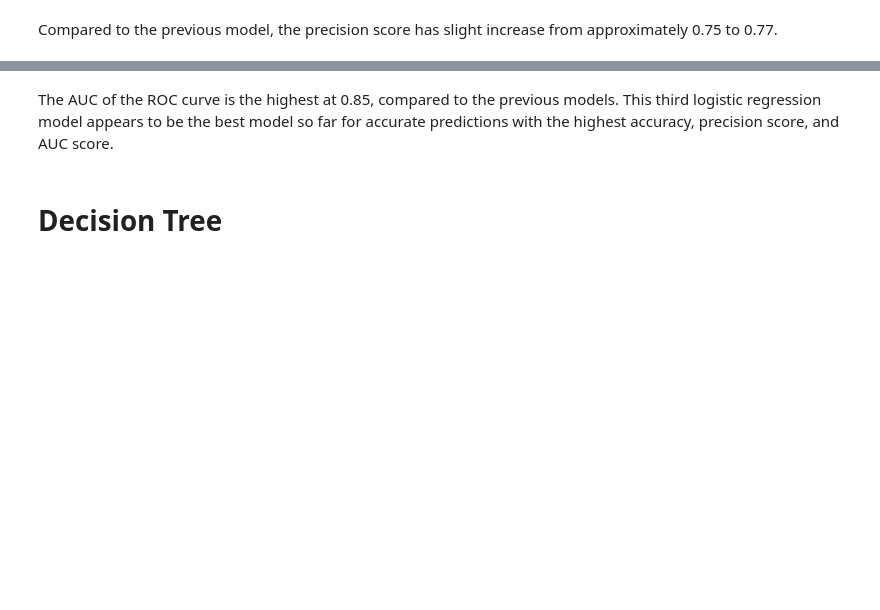
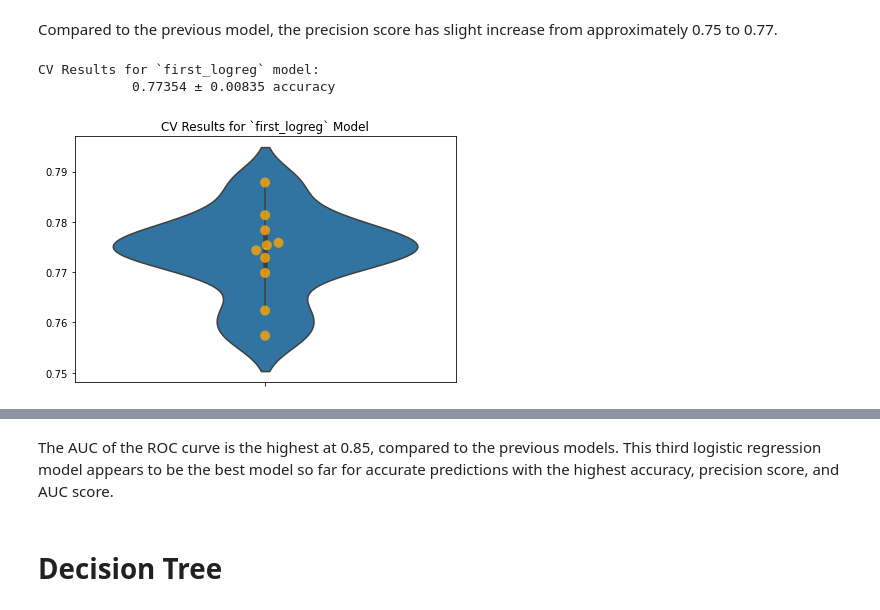
Before and after one commit to soohojp/Phase-3-Project, a Jupyter notebook: Phase 3 Project Notebook.ipynb, the cells around one changed output, grey strips where cells are left out. Saved outputs shown, nothing was run; the diff lists cells and outputs as text; code cells hidden in the pictures; blank space fills up the shorter version.

```diff
--- a/Phase 3 Project Notebook.ipynb
+++ b/Phase 3 Project Notebook.ipynb
@@ -418,4 +615,25 @@ precision_score(y_train, y_pred)
 # %% [markdown]
 Compared to the previous model, the precision score has slight increase from approximately 0.75 to 0.77.
+# %%
+first_logreg_results = ModelWithCV(
+                        model=first_logreg_model,
+                        model_name='first_logreg',
+                        X=X_train_clean,
+                        y=y_train
+)
+# %%
+# Saving variable for convenience
+model_results = first_logreg_results
+
+# Plot CV results
+fig, ax = plt.subplots()
+ax = model_results.plot_cv(ax)
+plt.tight_layout();
+# Print CV results
+model_results.print_cv_summary()
+# %% [output]
+CV Results for `first_logreg` model:
+            0.77354 ± 0.00835 accuracy
+[figure, added]
 # %%
 plot_confusion_matrix(first_logreg_model, X_train_clean, y_train, cmap="plasma");
```
Also changed, not shown: parts of 52 cells of this notebook, 3 other files.
